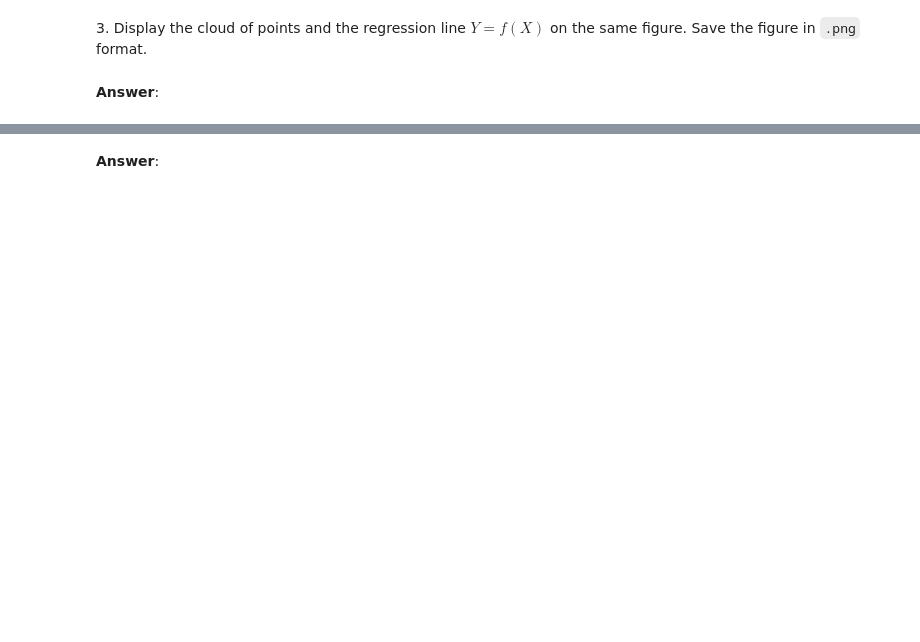
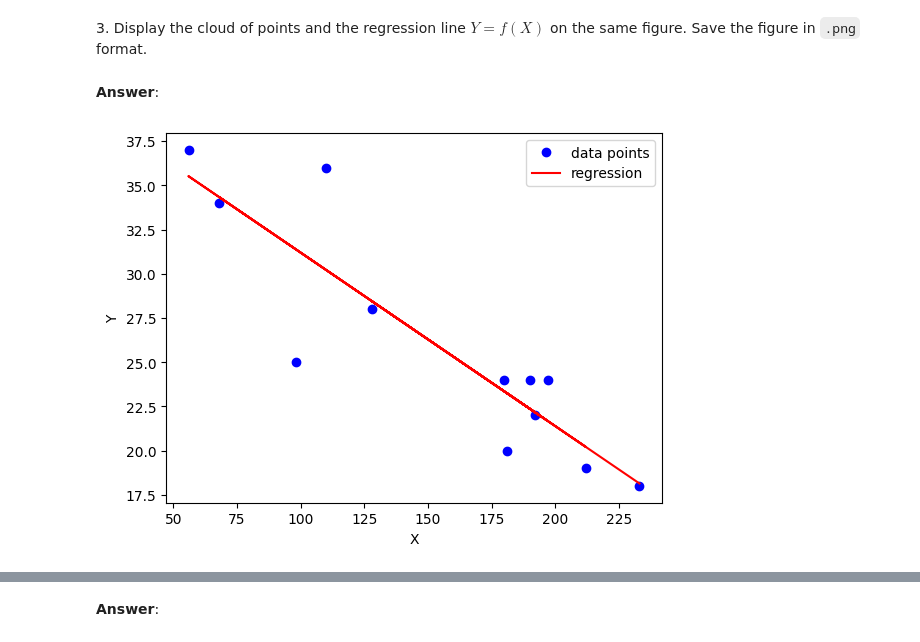
Before and after one commit to jeremdesno/python_sdia, a Jupyter notebook: Labs/Lab2/lab2.ipynb, the cells around one changed output, grey strips where cells are left out. Cells and saved outputs as stored; diff of their text form; code cells hidden in the pictures; blank space fills up the shorter version.

```diff
--- a/Labs/Lab2/lab2.ipynb
+++ b/Labs/Lab2/lab2.ipynb
@@ -143,0 +106,3 @@ In this second exercise, we focus on computing basic statistics, and applying li
+# %%
+df = pd.read_csv('data/data.csv')
+df.head()
@@ -152,0 +143,5 @@ In this second exercise, we focus on computing basic statistics, and applying li
+# %%
+model = np.polyfit(df.X, df.Y, 1)
+print(f"The regression model has the following parameter:")
+print(f"\t intercept: {model[1]}")
+print(f"\t slope: {model[0]}")
@@ -159,3 +156,13 @@ In this second exercise, we focus on computing basic statistics, and applying li
+# %%
+plt.figure()
+plt.plot(df.X, df.Y, "bo",label="data points")
+plt.plot(df.X, model[0] * df.X + model[1],  "r-",label="regression")
+plt.ylabel('Y')
+plt.xlabel('X')
+plt.legend()
+plt.savefig("figure.png")
+# %% [output]
+[figure, added]
 # %% [markdown]
 ---
 ## <a name="ex3">Exercise 3: Discrete isotropic total variation</a>
```
Also changed, not shown: parts of 34 cells of this notebook.
